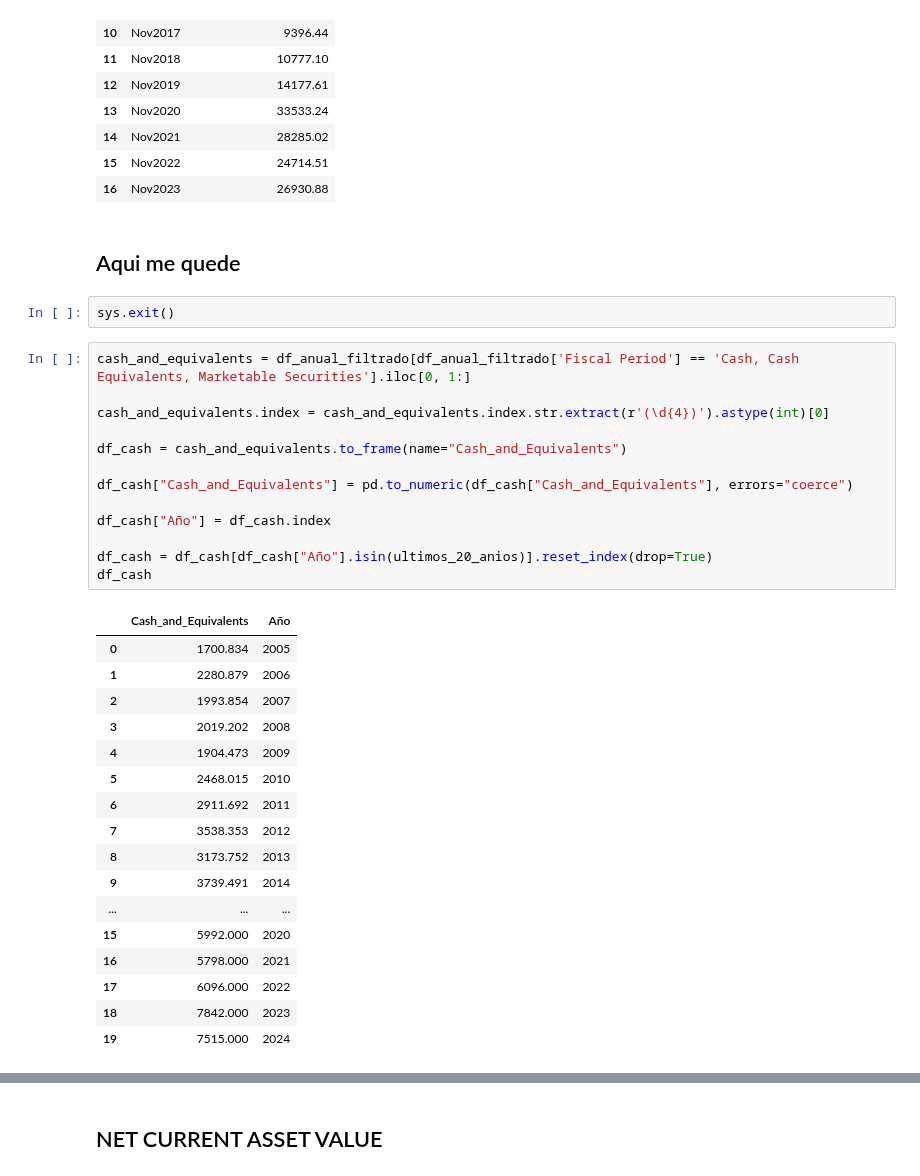
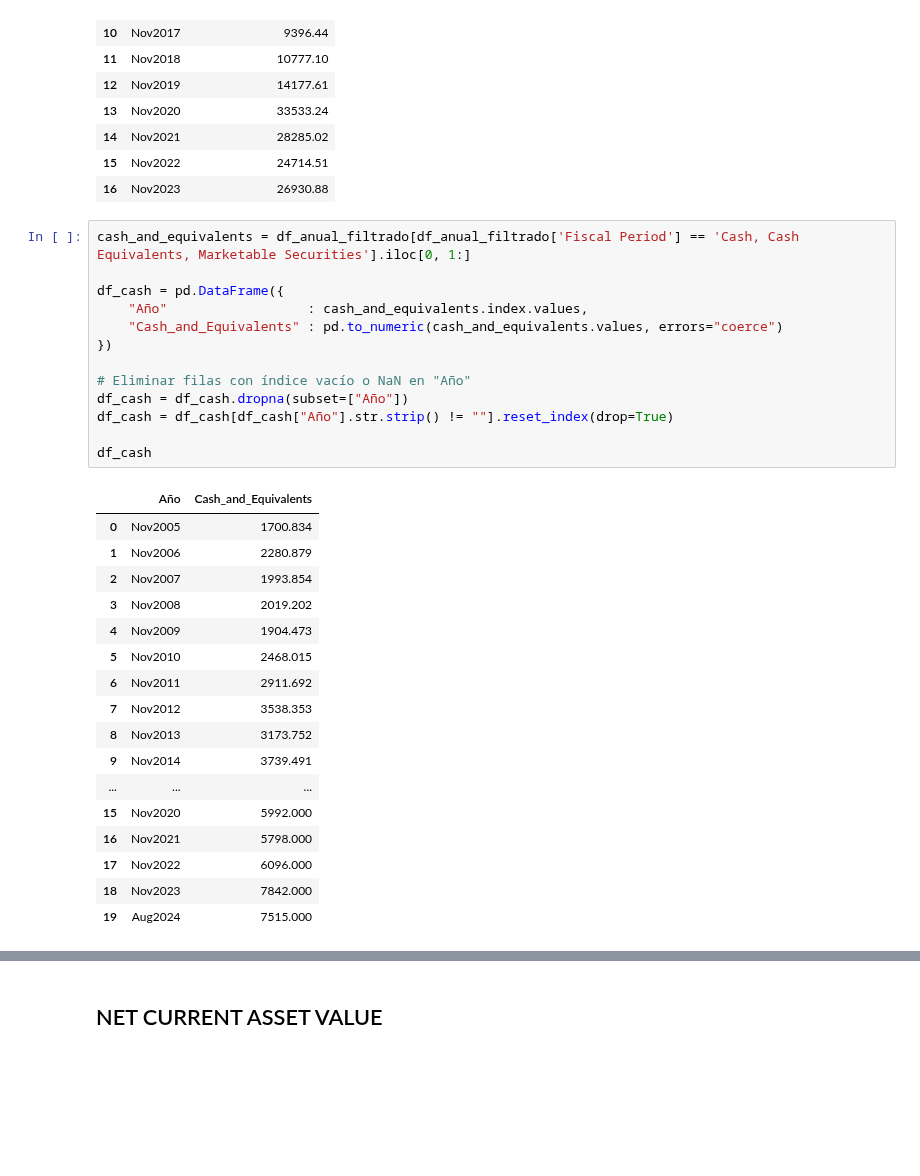
Before and after one commit to Marco23rubio/Stocks, a Jupyter notebook: Valuaciones_4_USA.ipynb, the cells around one changed output, grey strips where cells are left out. Cells and saved outputs as stored; diff of their text form; blank space fills up the shorter version.

```diff
--- a/Valuaciones_4_USA.ipynb
+++ b/Valuaciones_4_USA.ipynb
@@ -1970,38 +1968,34 @@ df_epv
 | 14 | Nov2021 | 28285.02 |
 | 15 | Nov2022 | 24714.51 |
 | 16 | Nov2023 | 26930.88 |
-# %% [markdown]
-## Aqui me quede
-# %%
-sys.exit()
 # %%
 cash_and_equivalents = df_anual_filtrado[df_anual_filtrado['Fiscal Period'] == 'Cash, Cash Equivalents, Marketable Securities'].iloc[0, 1:]
 
-cash_and_equivalents.index = cash_and_equivalents.index.str.extract(r'(\d{4})').astype(int)[0]
+df_cash = pd.DataFrame({
+    "Año"                  : cash_and_equivalents.index.values,
+    "Cash_and_Equivalents" : pd.to_numeric(cash_and_equivalents.values, errors="coerce")
+})
 
-df_cash = cash_and_equivalents.to_frame(name="Cash_and_Equivalents")
+# Eliminar filas con índice vacío o NaN en "Año"
+df_cash = df_cash.dropna(subset=["Año"])
+df_cash = df_cash[df_cash["Año"].str.strip() != ""].reset_index(drop=True)
 
-df_cash["Cash_and_Equivalents"] = pd.to_numeric(df_cash["Cash_and_Equivalents"], errors="coerce")
-
-df_cash["Año"] = df_cash.index
-
-df_cash = df_cash[df_cash["Año"].isin(ultimos_20_anios)].reset_index(drop=True)
 df_cash
 # %% [output]
-|  | Cash_and_Equivalents | Año |
-| 0 | 1700.834 | 2005 |
-| 1 | 2280.879 | 2006 |
-| 2 | 1993.854 | 2007 |
-| 3 | 2019.202 | 2008 |
-| 4 | 1904.473 | 2009 |
-| 5 | 2468.015 | 2010 |
-| 6 | 2911.692 | 2011 |
-| 7 | 3538.353 | 2012 |
-| 8 | 3173.752 | 2013 |
-| 9 | 3739.491 | 2014 |
+|  | Año | Cash_and_Equivalents |
+| 0 | Nov2005 | 1700.834 |
+| 1 | Nov2006 | 2280.879 |
+| 2 | Nov2007 | 1993.854 |
+| 3 | Nov2008 | 2019.202 |
+| 4 | Nov2009 | 1904.473 |
+| 5 | Nov2010 | 2468.015 |
+| 6 | Nov2011 | 2911.692 |
+| 7 | Nov2012 | 3538.353 |
+| 8 | Nov2013 | 3173.752 |
+| 9 | Nov2014 | 3739.491 |
 | ... | ... | ... |
-| 15 | 5992.000 | 2020 |
-| 16 | 5798.000 | 2021 |
-| 17 | 6096.000 | 2022 |
-| 18 | 7842.000 | 2023 |
-| 19 | 7515.000 | 2024 |
+| 15 | Nov2020 | 5992.000 |
+| 16 | Nov2021 | 5798.000 |
+| 17 | Nov2022 | 6096.000 |
+| 18 | Nov2023 | 7842.000 |
+| 19 | Aug2024 | 7515.000 |
```
Also changed, not shown: parts of 9 cells of this notebook.
